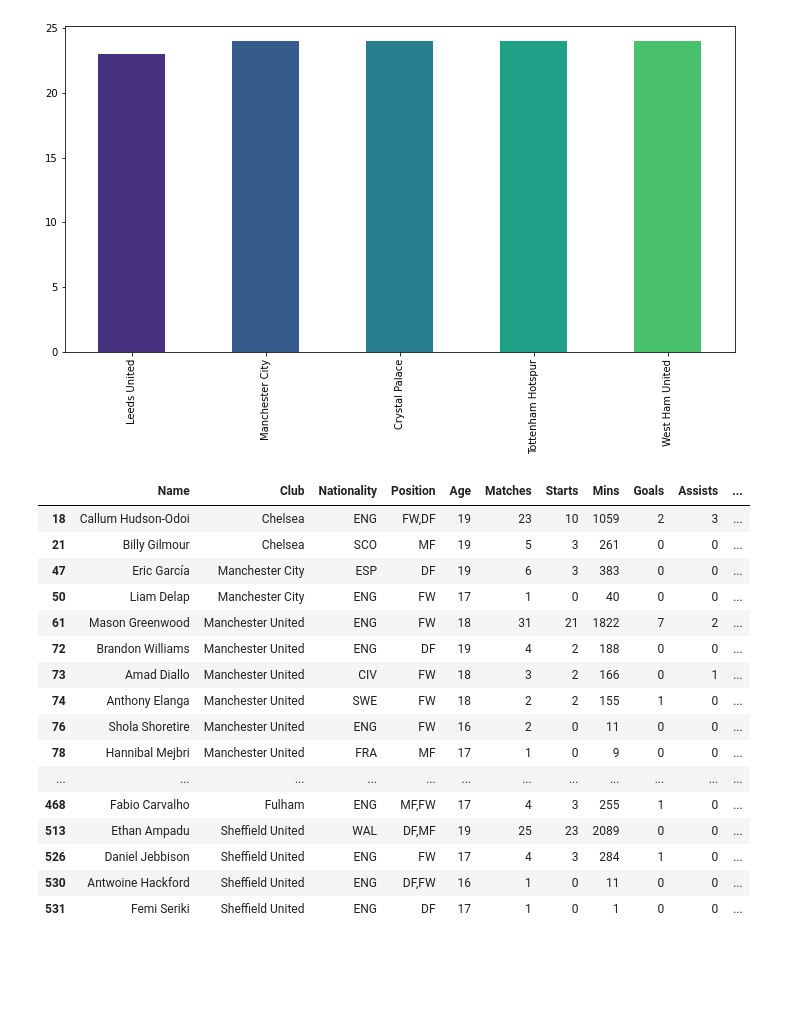
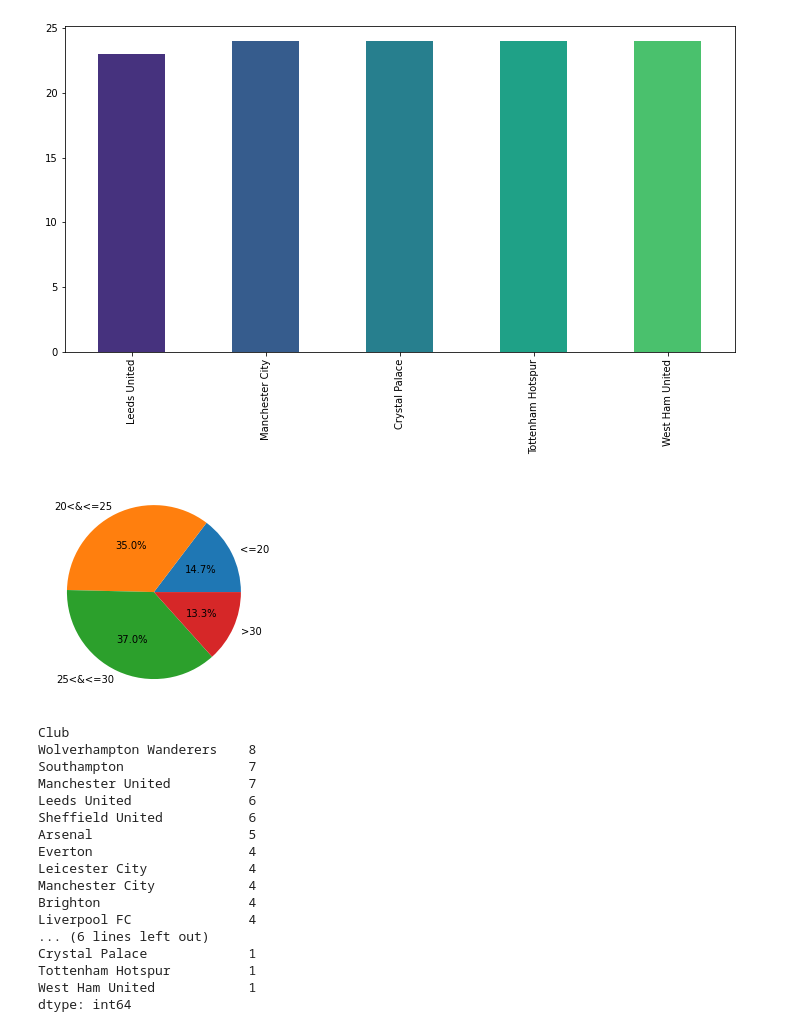
Before and after one commit to abasnezhad/Kaggle, a Jupyter notebook: Football_Data_Analysis_.ipynb, the cells around one changed output. Saved outputs shown, nothing was run; the diff lists cells and outputs as text; code cells hidden in the pictures; blank space fills up the shorter version.

```diff
--- a/Football_Data_Analysis_.ipynb
+++ b/Football_Data_Analysis_.ipynb
@@ -76,9 +76,6 @@ dtype: int64
 #adding min/match
 
 df['mins/match']=(df['Mins']/df['Matches']).astype(int)
-# %%
-#adding goal/match
-df['goal/match']=(df['Goals']/df['Matches']).astype(int)
 # %%
 #total goals and total penalty goals
 total_goal= df['Goals'].sum()
@@ -178,25 +175,37 @@ df['Club'].value_counts().nsmallest(5).plot(kind='bar', figsize=(12,6), color=sn
 # %%
 # players grouped by age
 
-under_20= df[df['Age']<20]
-age20_25= df[(20<= df['Age']) & (df['Age']<= 25)]
+under_20= df[df['Age']<=20]
+age20_25= df[(20< df['Age']) & (df['Age']<= 25)]
+age25_30=df[(25< df['Age']) & (df['Age']<= 30)]
+above_30= df[df['Age']>30]
+
+x=np.array([under_20['Name'].count(), age20_25['Name'].count(), age25_30['Name'].count(), above_30['Name'].count()])
+labels=['<=20', '20<&<=25', '25<&<=30', '>30']
+plt.pie (x, labels= labels, autopct="%.1f%%" )
+plt.show()
+# %% [output]
+[figure, added]
-# %%
-under_20
-# %% [output]
-|  | Name | Club | Nationality | Position | Age | Matches | Starts | Mins | Goals | Assists | ... |
-| 18 | Callum Hudson-Odoi | Chelsea | ENG | FW,DF | 19 | 23 | 10 | 1059 | 2 | 3 | ... |
-| 21 | Billy Gilmour | Chelsea | SCO | MF | 19 | 5 | 3 | 261 | 0 | 0 | ... |
-| 47 | Eric García | Manchester City | ESP | DF | 19 | 6 | 3 | 383 | 0 | 0 | ... |
-| 50 | Liam Delap | Manchester City | ENG | FW | 17 | 1 | 0 | 40 | 0 | 0 | ... |
-| 61 | Mason Greenwood | Manchester United | ENG | FW | 18 | 31 | 21 | 1822 | 7 | 2 | ... |
-| 72 | Brandon Williams | Manchester United | ENG | DF | 19 | 4 | 2 | 188 | 0 | 0 | ... |
-| 73 | Amad Diallo | Manchester United | CIV | FW | 18 | 3 | 2 | 166 | 0 | 1 | ... |
-| 74 | Anthony Elanga | Manchester United | SWE | FW | 18 | 2 | 2 | 155 | 1 | 0 | ... |
-| 76 | Shola Shoretire | Manchester United | ENG | FW | 16 | 2 | 0 | 11 | 0 | 0 | ... |
-| 78 | Hannibal Mejbri | Manchester United | FRA | MF | 17 | 1 | 0 | 9 | 0 | 0 | ... |
-| ... | ... | ... | ... | ... | ... | ... | ... | ... | ... | ... | ... |
-| 468 | Fabio Carvalho | Fulham | ENG | MF,FW | 17 | 4 | 3 | 255 | 1 | 0 | ... |
-| 513 | Ethan Ampadu | Sheffield United | WAL | DF,MF | 19 | 25 | 23 | 2089 | 0 | 0 | ... |
-| 526 | Daniel Jebbison | Sheffield United | ENG | FW | 17 | 4 | 3 | 284 | 1 | 0 | ... |
-| 530 | Antwoine Hackford | Sheffield United | ENG | DF,FW | 16 | 1 | 0 | 11 | 0 | 0 | ... |
-| 531 | Femi Seriki | Sheffield United | ENG | DF | 17 | 1 | 0 | 1 | 0 | 0 | ... |
+# %%
+# total under 20 players in each club
+# players_under_20= df[df['Age']<=20]['Club'].value_counts()
+players_under_20= df[df['Age']<=20].groupby('Club').size().sort_values(ascending=False )
+players_under_20
+# %% [output]
+Club
+Wolverhampton Wanderers    8
+Southampton                7
+Manchester United          7
+Leeds United               6
+Sheffield United           6
+Arsenal                    5
+Everton                    4
+Leicester City             4
+Manchester City            4
+Brighton                   4
+Liverpool FC               4
+... (6 lines left out)
+Crystal Palace             1
+Tottenham Hotspur          1
+West Ham United            1
+dtype: int64
```
Also changed, not shown: parts of 12 cells of this notebook.
